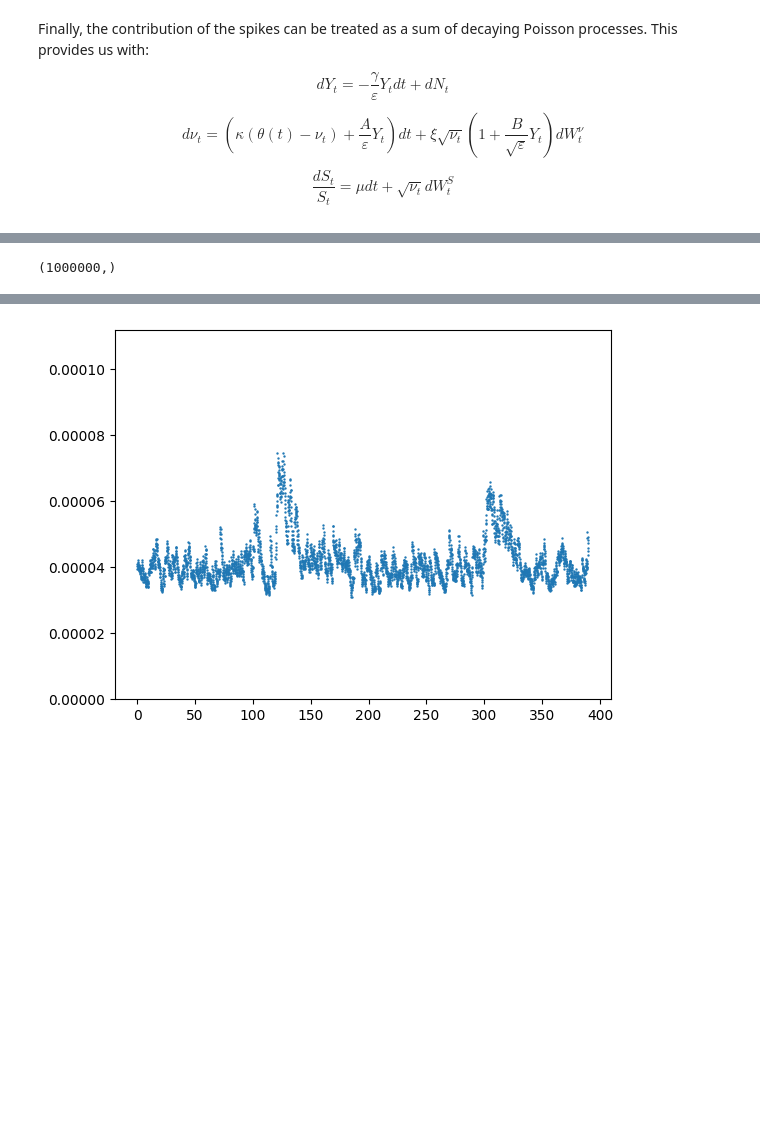
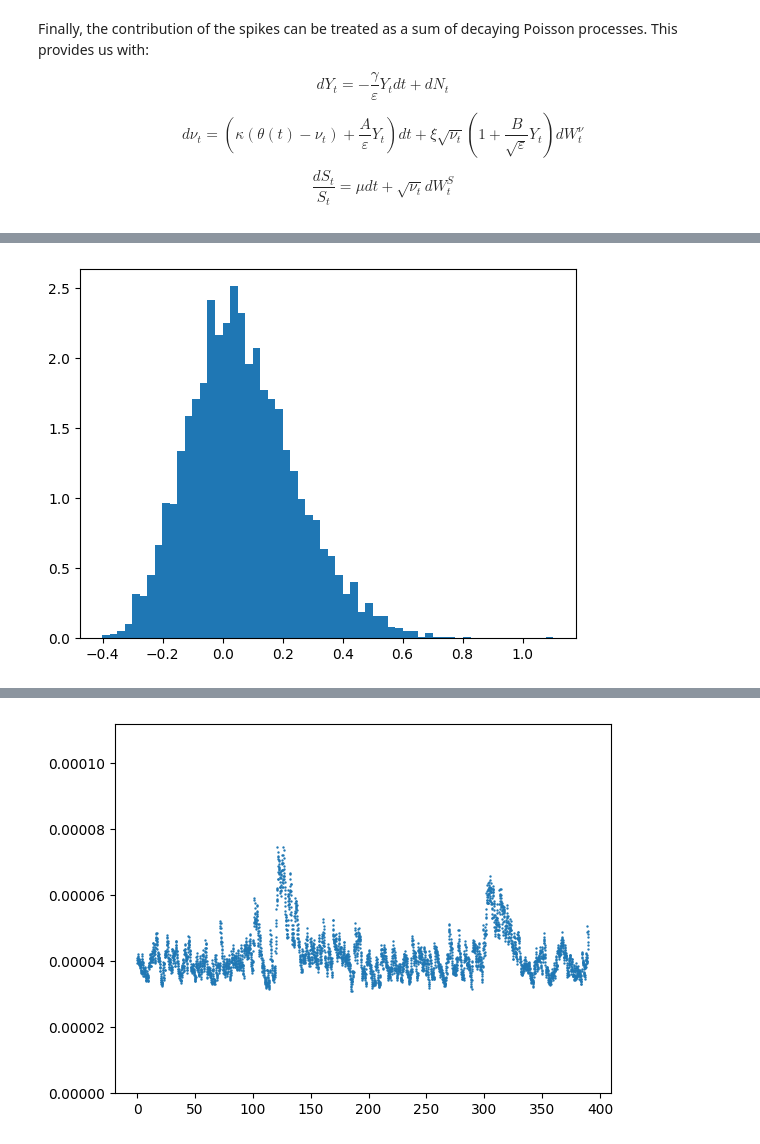
Before and after one commit to thomaskf99/m86, a Jupyter notebook: boundary_layer.ipynb, the cells around one changed output, grey strips where cells are left out. Saved outputs shown, nothing was run; the diff lists cells and outputs as text; code cells hidden in the pictures; blank space fills up the shorter version.

```diff
--- a/boundary_layer.ipynb
+++ b/boundary_layer.ipynb
@@ -180,9 +180,10 @@ for i in tqdm(range(1000000)):
     final_vals[i] = j[0][-1]
     final_var[i] = j[1][-1]
 # %%
-final_vals.shape
+plt.hist(final_vals/100-1, density = True, bins = 60)
+plt.show()
 # %% [output]
-(1000000,)
+[figure, added]
 # %%
 import numpy as np
 import matplotlib.pyplot as plt
```
Also changed, not shown: parts of 11 cells of this notebook, 1 other file.
